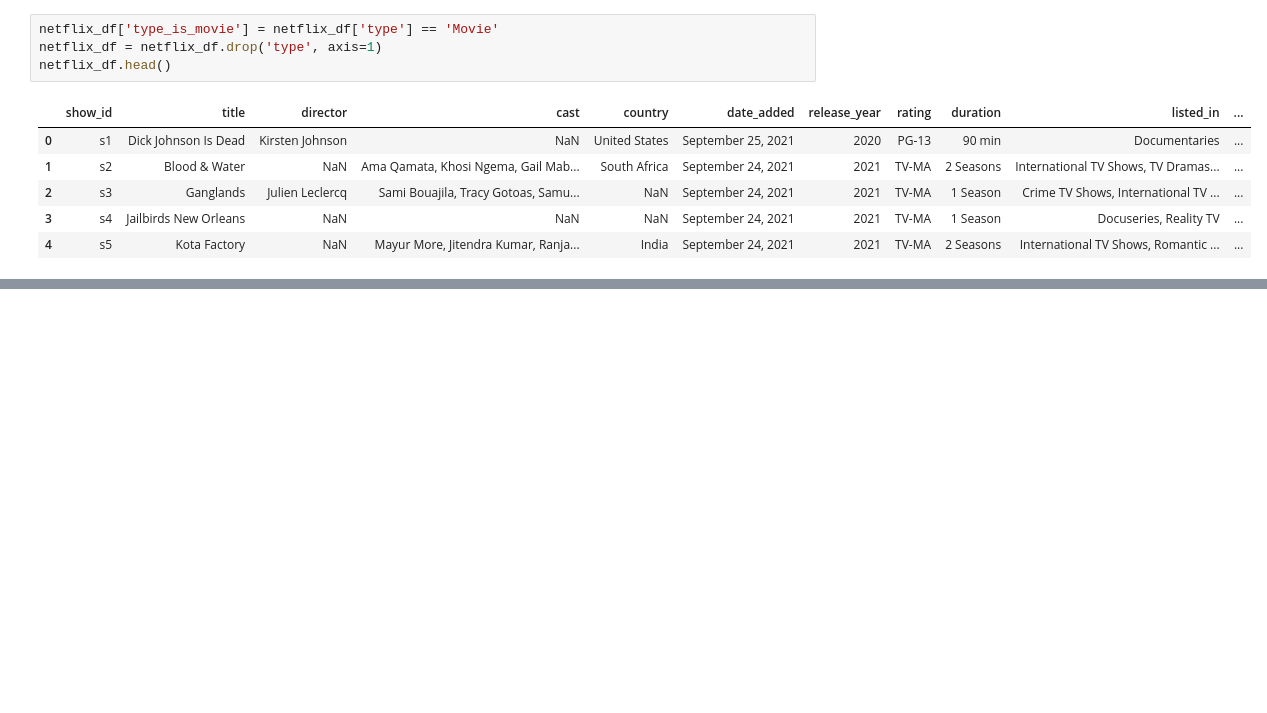
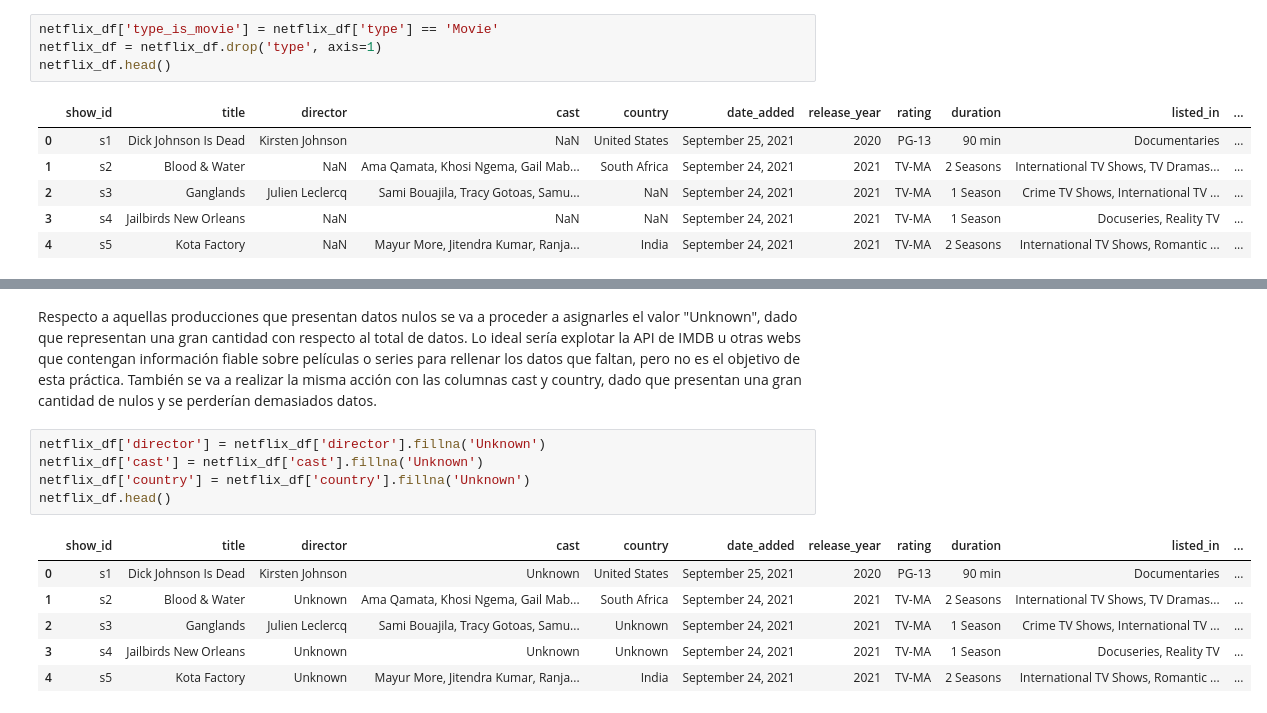
Before and after one commit to robertomartinezedu/Curso-IA-BigData, a Jupyter notebook: PIA/EntregaUd3.ipynb, the cells around one changed output, grey strips where cells are left out. Cells and saved outputs as stored; diff of their text form; blank space fills up the shorter version.

```diff
--- a/PIA/EntregaUd3.ipynb
+++ b/PIA/EntregaUd3.ipynb
@@ -192,0 +210,16 @@ netflix_df.head()
+# %% [markdown]
+Respecto a aquellas producciones que presentan datos nulos se va a proceder a asignarles el valor "Unknown", dado que representan una gran cantidad con respecto al total de datos.
+Lo ideal sería explotar la API de IMDB u otras webs que contengan información fiable sobre películas o series para rellenar los datos que faltan, pero no es el objetivo de esta práctica.
+También se va a realizar la misma acción con las columnas cast y country, dado que presentan una gran cantidad de nulos y se perderían demasiados datos.
+# %%
+netflix_df['director'] = netflix_df['director'].fillna('Unknown')
+netflix_df['cast'] = netflix_df['cast'].fillna('Unknown')
+netflix_df['country'] = netflix_df['country'].fillna('Unknown')
+netflix_df.head()
+# %% [output]
+|  | show_id | title | director | cast | country | date_added | release_year | rating | duration | listed_in | ... |
+| 0 | s1 | Dick Johnson Is Dead | Kirsten Johnson | Unknown | United States | September 25, 2021 | 2020 | PG-13 | 90 min | Documentaries | ... |
+| 1 | s2 | Blood & Water | Unknown | Ama Qamata, Khosi Ngema, Gail Mab... | South Africa | September 24, 2021 | 2021 | TV-MA | 2 Seasons | International TV Shows, TV Dramas... | ... |
+| 2 | s3 | Ganglands | Julien Leclercq | Sami Bouajila, Tracy Gotoas, Samu... | Unknown | September 24, 2021 | 2021 | TV-MA | 1 Season | Crime TV Shows, International TV ... | ... |
+| 3 | s4 | Jailbirds New Orleans | Unknown | Unknown | Unknown | September 24, 2021 | 2021 | TV-MA | 1 Season | Docuseries, Reality TV | ... |
+| 4 | s5 | Kota Factory | Unknown | Mayur More, Jitendra Kumar, Ranja... | India | September 24, 2021 | 2021 | TV-MA | 2 Seasons | International TV Shows, Romantic ... | ... |
```
Also changed, not shown: parts of 2 cells of this notebook.
